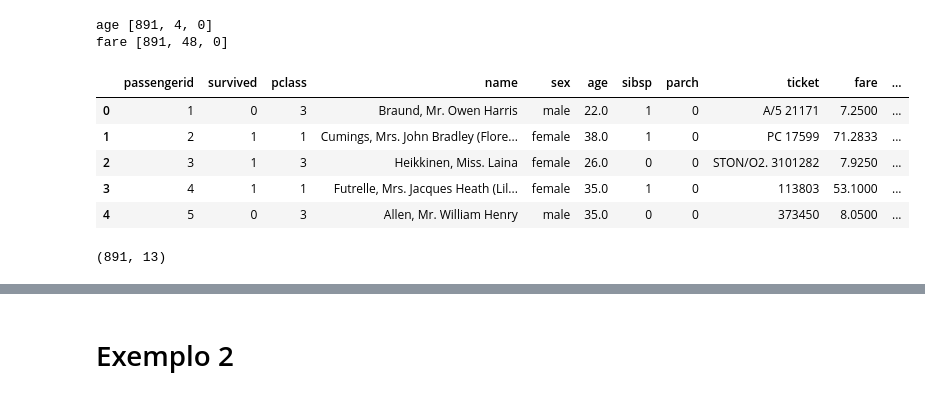
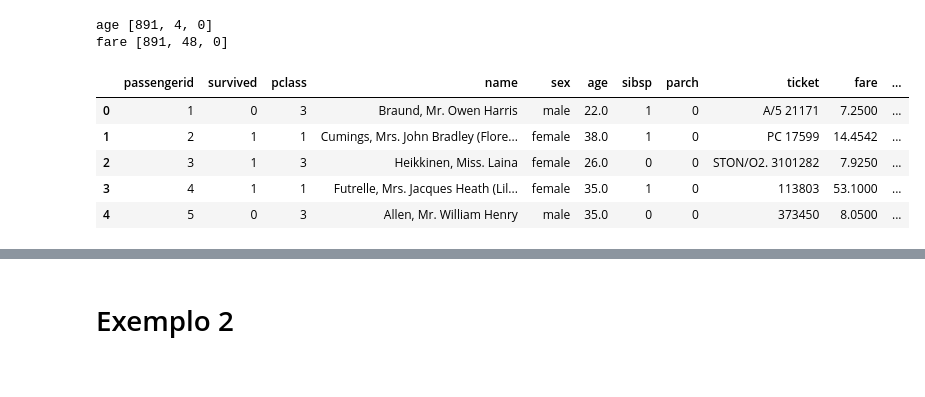
Before and after one commit to jjefferson2006/DSWP_JJ_altera, a Jupyter notebook: Notebooks/JJ3NB15_02__Regressão Linear.ipynb, the cells around one changed output, grey strips where cells are left out. Saved outputs shown, nothing was run; the diff lists cells and outputs as text; code cells hidden in the pictures.

```diff
--- a/Notebooks/JJ3NB15_02__Regressão Linear.ipynb
+++ b/Notebooks/JJ3NB15_02__Regressão Linear.ipynb
@@ -1228,7 +1286,7 @@ Index(['passengerid', 'survived', 'pclass', 'name', 'sex', 'age', 'sibsp',
       dtype='object')
 # %%
-df_titanic_copy.drop(columns=['passengerid', 'survived', 'pclass', 'name', 'sex', 'sibsp',
-       'parch', 'ticket', 'cabin', 'embarked', 'pclass2'], axis = 1, inplace=True)
+#df_titanic_copy.drop(columns=['passengerid', 'survived', 'pclass', 'name', 'sex', 'sibsp',
+#       'parch', 'ticket', 'cabin', 'embarked', 'pclass2'], axis = 1, inplace=True)
 # %%
 df_titanic_copy.head()
 # %% [output]
@@ -1289,0 +1401,5 @@ df_titanic_copy.plot(kind = 'box', showmeans = True, meanline = True, grid = Tru
+# %%
+df_trat_af = df_titanic_copy.drop(columns= ['passengerid', 'survived', 'pclass', 'name', 'sex'
+                                           , 'sibsp', 'parch', 'ticket', 'cabin'
+                                           , 'embarked', 'pclass2', 'sibsp2', 'parch2'] )
+df_trat_af.head()
@@ -1307,3 +1460,6 @@ sub_outliers_median(df_titanic_copy)
+# %%
+df_titanic_copy['age'] = df_trat_af['age'].copy()
+df_titanic_copy['fare'] = df_trat_af['fare'].copy()
 # %%
 df_titanic_copy.describe()
 # %% [output]
@@ -1360,9 +1504,9 @@ df_titanic_t = df_titanic.copy()
 # %%
-df_titanic_t.head()
+df_titanic_copy.head()
 # %% [output]
 |  | passengerid | survived | pclass | name | sex | age | sibsp | parch | ticket | fare | ... |
 | 0 | 1 | 0 | 3 | Braund, Mr. Owen Harris | male | 22.0 | 1 | 0 | A/5 21171 | 7.2500 | ... |
-| 1 | 2 | 1 | 1 | Cumings, Mrs. John Bradley (Flore... | female | 38.0 | 1 | 0 | PC 17599 | 71.2833 | ... |
+| 1 | 2 | 1 | 1 | Cumings, Mrs. John Bradley (Flore... | female | 38.0 | 1 | 0 | PC 17599 | 14.4542 | ... |
 | 2 | 3 | 1 | 3 | Heikkinen, Miss. Laina | female | 26.0 | 0 | 0 | STON/O2. 3101282 | 7.9250 | ... |
 | 3 | 4 | 1 | 1 | Futrelle, Mrs. Jacques Heath (Lil... | female | 35.0 | 1 | 0 | 113803 | 53.1000 | ... |
 | 4 | 5 | 0 | 3 | Allen, Mr. William Henry | male | 35.0 | 0 | 0 | 373450 | 8.0500 | ... |
@@ -1373,4 +1512,0 @@ df_titanic_t['age'] = df_titanic_copy['age'].copy()
-# %%
-df_titanic_t.shape
-# %% [output]
-(891, 13)
```
Also changed, not shown: parts of 47 cells of this notebook.
